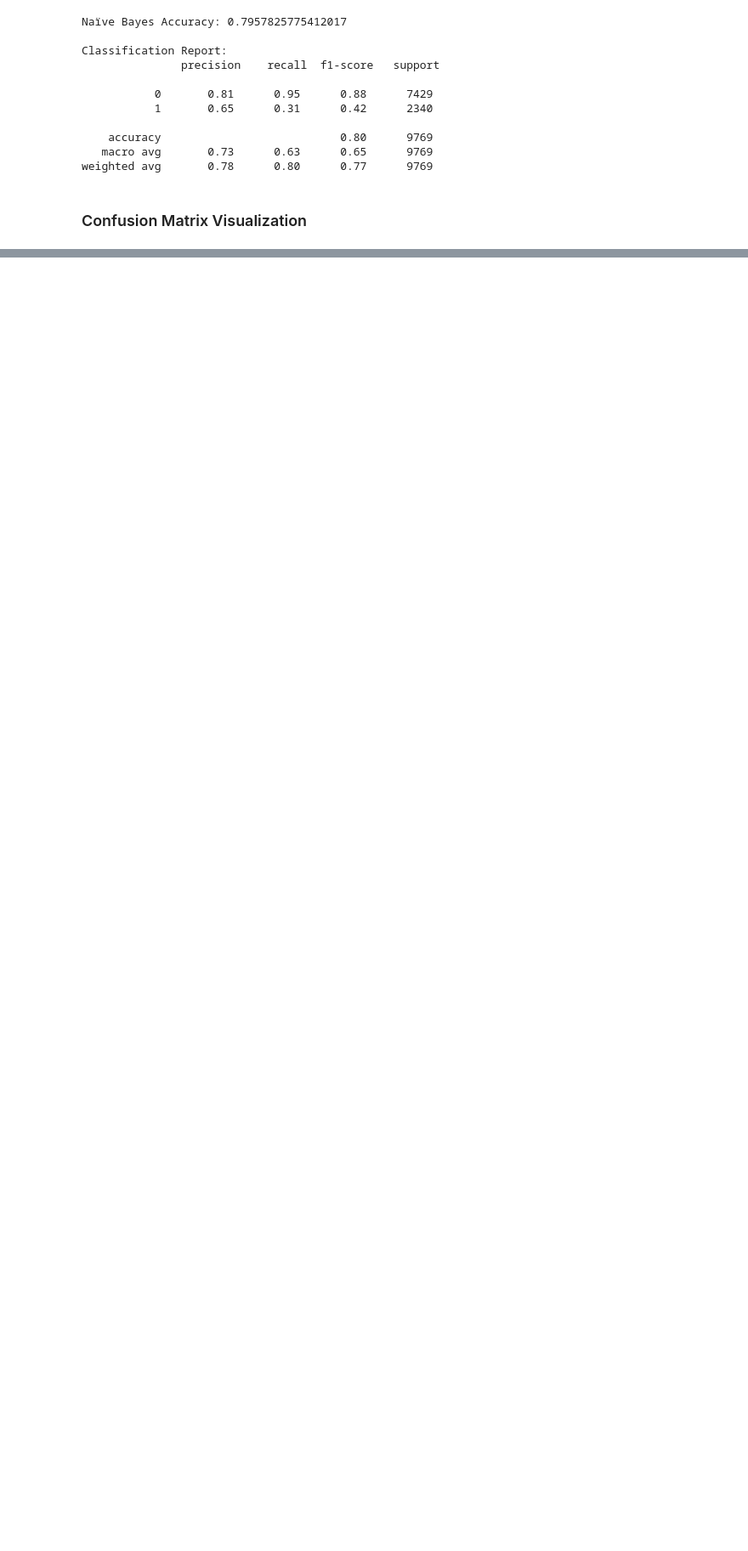
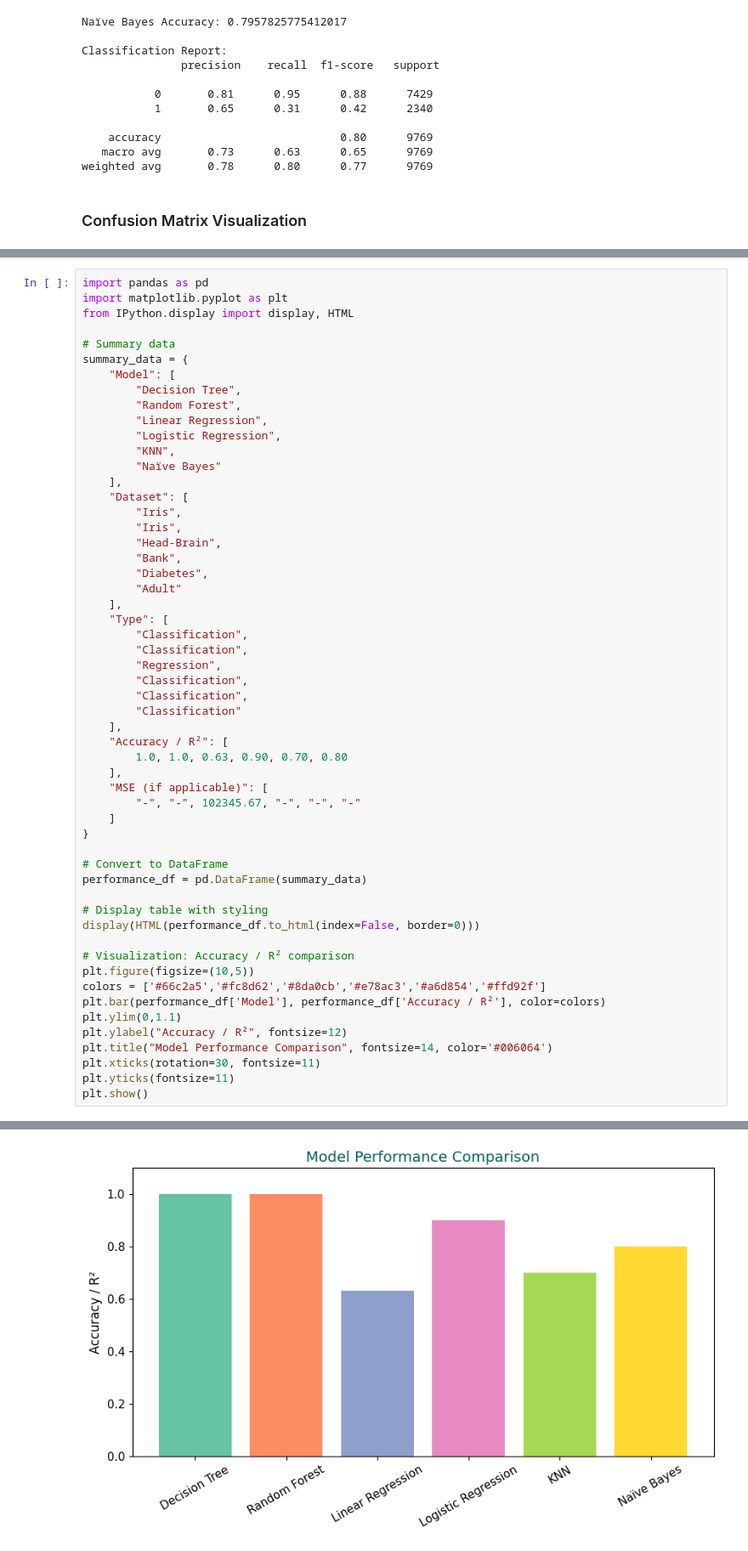
Before and after one commit to Ivyratermgwangqa/ml_prac2, a Jupyter notebook: main.ipynb, the cells around one changed output, grey strips where cells are left out. Shown at 85% size. Saved outputs shown, nothing was run; the diff lists cells and outputs as text; blank space fills up the shorter version.

```diff
--- a/main.ipynb
+++ b/main.ipynb
@@ -617,0 +625,56 @@ plt.show()
+# %%
+import pandas as pd
+import matplotlib.pyplot as plt
+from IPython.display import display, HTML
+
+# Summary data
+summary_data = {
+    "Model": [
+        "Decision Tree",
+        "Random Forest",
+        "Linear Regression",
+        "Logistic Regression",
+        "KNN",
+        "Naïve Bayes"
+    ],
+    "Dataset": [
+        "Iris",
+        "Iris",
+        "Head-Brain",
+        "Bank",
+        "Diabetes",
+        "Adult"
+    ],
+    "Type": [
+        "Classification",
+        "Classification",
+        "Regression",
+        "Classification",
+        "Classification",
+        "Classification"
+    ],
+    "Accuracy / R²": [
+        1.0, 1.0, 0.63, 0.90, 0.70, 0.80
+    ],
+    "MSE (if applicable)": [
+        "-", "-", 102345.67, "-", "-", "-"
+    ]
+}
+
+# Convert to DataFrame
+performance_df = pd.DataFrame(summary_data)
+
+# Display table with styling
+display(HTML(performance_df.to_html(index=False, border=0)))
+
+# Visualization: Accuracy / R² comparison
+plt.figure(figsize=(10,5))
+colors = ['#66c2a5','#fc8d62','#8da0cb','#e78ac3','#a6d854','#ffd92f']
+plt.bar(performance_df['Model'], performance_df['Accuracy / R²'], color=colors)
+plt.ylim(0,1.1)
+plt.ylabel("Accuracy / R²", fontsize=12)
+plt.title("Model Performance Comparison", fontsize=14, color='#006064')
+plt.xticks(rotation=30, fontsize=11)
+plt.yticks(fontsize=11)
+plt.show()
+# %% [output]
@@ -617,0 +688 @@ plt.show()
+[figure, added]
```
Also changed, not shown: parts of 4 cells of this notebook, 1 other file.
